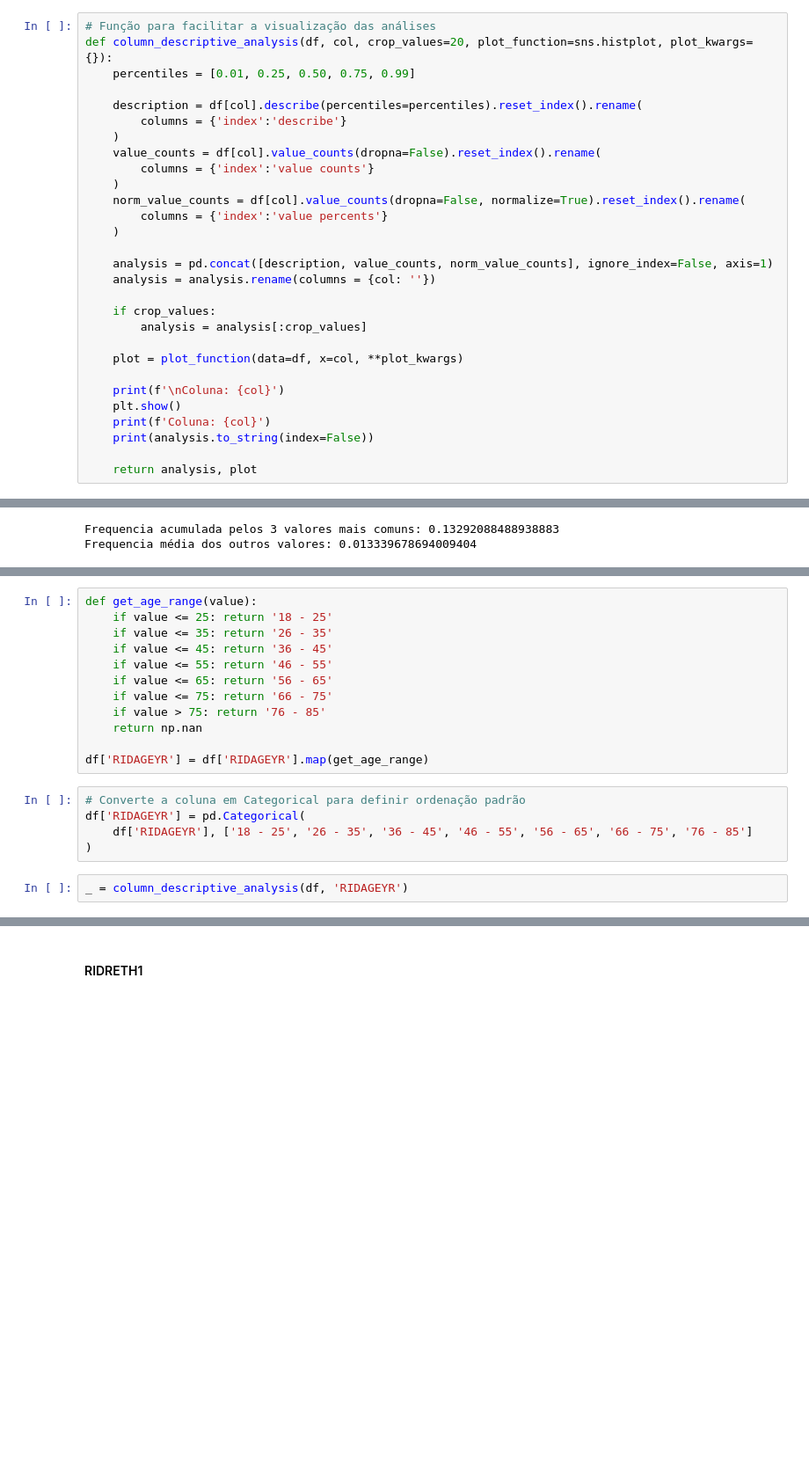
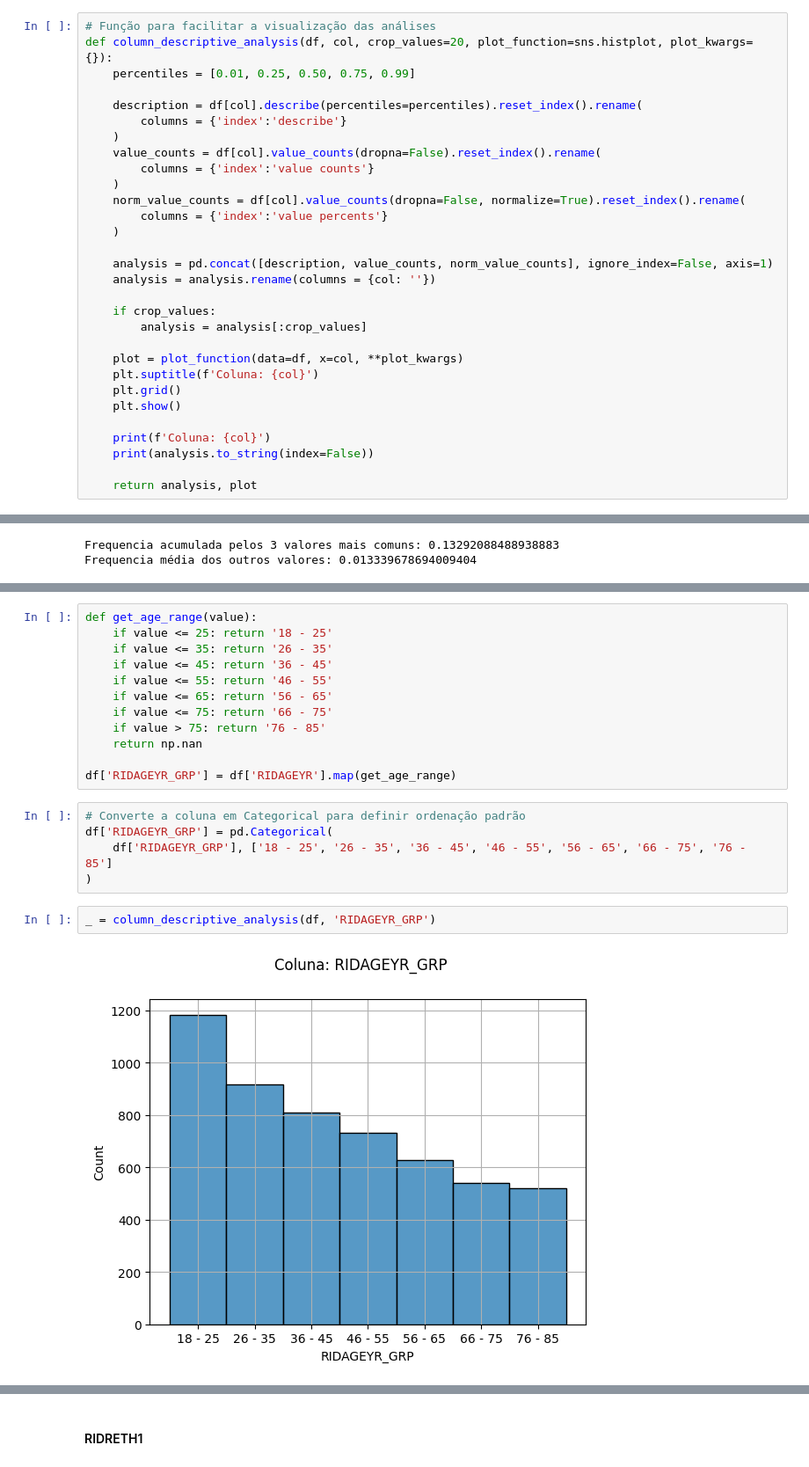
Before and after one commit to thiago-paim/tera-desafio-inferencia, a Jupyter notebook: notebooks/step_2_univariate_analysis.ipynb, the cells around one changed output, grey strips where cells are left out. Shown at 88% size. Drawn from its saved outputs; the diff is of its cells as text; blank space fills up the shorter version.

```diff
--- a/notebooks/step_2_univariate_analysis.ipynb
+++ b/notebooks/step_2_univariate_analysis.ipynb
@@ -144,9 +145,10 @@ def column_descriptive_analysis(df, col, crop_values=20, plot_function=sns.histp
         analysis = analysis[:crop_values]
 
     plot = plot_function(data=df, x=col, **plot_kwargs)
+    plt.suptitle(f'Coluna: {col}')
+    plt.grid()
+    plt.show()
 
-    print(f'\nColuna: {col}')
-    plt.show()
     print(f'Coluna: {col}')
     print(analysis.to_string(index=False))
 
@@ -402,12 +398,13 @@ def get_age_range(value):
     if value > 75: return '76 - 85'
     return np.nan
 
-df['RIDAGEYR'] = df['RIDAGEYR'].map(get_age_range)
+df['RIDAGEYR_GRP'] = df['RIDAGEYR'].map(get_age_range)
 # %%
 # Converte a coluna em Categorical para definir ordenação padrão
-df['RIDAGEYR'] = pd.Categorical(
-    df['RIDAGEYR'], ['18 - 25', '26 - 35', '36 - 45', '46 - 55', '56 - 65', '66 - 75', '76 - 85']
+df['RIDAGEYR_GRP'] = pd.Categorical(
+    df['RIDAGEYR_GRP'], ['18 - 25', '26 - 35', '36 - 45', '46 - 55', '56 - 65', '66 - 75', '76 - 85']
 )
 # %%
-_ = column_descriptive_analysis(df, 'RIDAGEYR')
+_ = column_descriptive_analysis(df, 'RIDAGEYR_GRP')
 # %% [output]
+[figure, new version]
```
Also changed, not shown: parts of 37 cells of this notebook, 3 other files.
